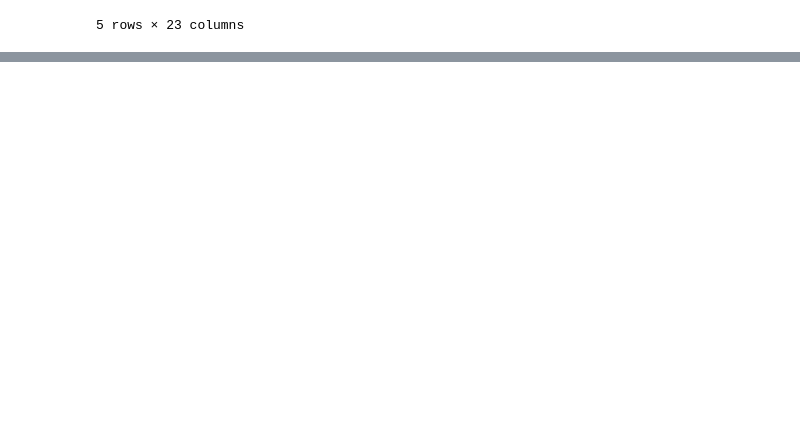
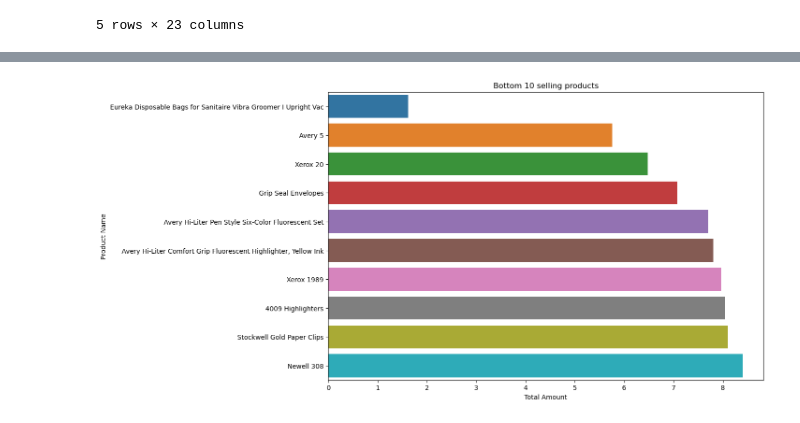
Before and after one commit to fahime10/Retail-Supply-Chain-Analysis, a Jupyter notebook: notebook/retail_supply_chain_analysis.ipynb, the cells around one changed output, grey strips where cells are left out. Drawn from its saved outputs; the diff is of its cells as text; code cells hidden in the pictures; blank space fills up the shorter version.

Commit message:
Added EDA for sales by region and products

```diff
--- a/notebook/retail_supply_chain_analysis.ipynb
+++ b/notebook/retail_supply_chain_analysis.ipynb
@@ -24,0 +59,2 @@ df.head()
+# %%
+df.drop(columns='Row ID', inplace=True)
@@ -24,0 +232,10 @@ df.head()
+# %%
+products_sales_bottom_10 = df.groupby('Product Name')['Sales'].sum().reset_index().rename(columns={'Sales': 'Total Amount'}).sort_values(by='Total Amount').head(10)
+
+plt.figure(figsize=(12,8))
+
+ax = sns.barplot(products_sales_bottom_10, x='Total Amount', y='Product Name')
+plt.title('Bottom 10 selling products')
+plt.show()
+# %% [output]
+[figure, added]
```
Also changed, not shown: parts of 27 cells of this notebook.
